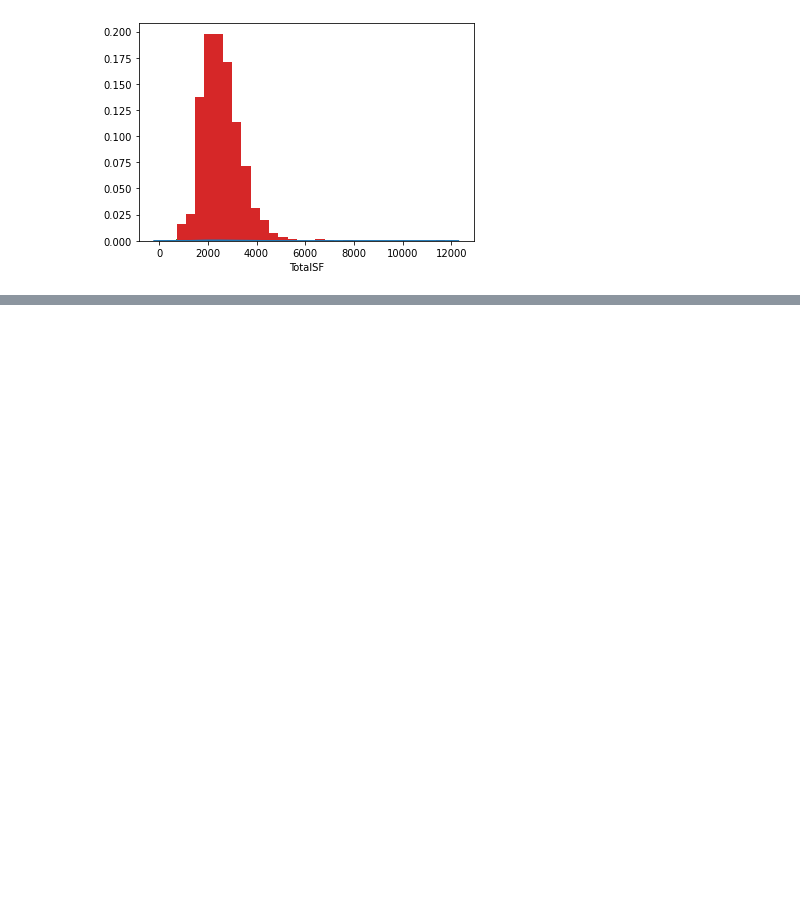
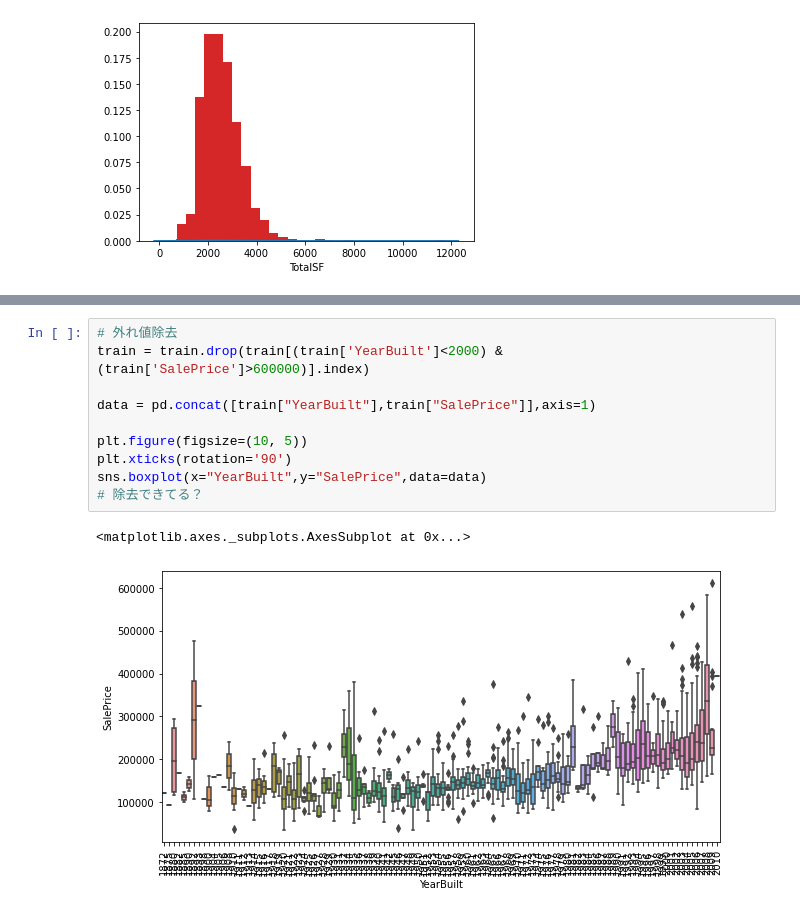
Before and after one commit to Tom-Lennox/Kaggle, a Jupyter notebook: HousePrices_c01.ipynb, the cells around one changed output, grey strips where cells are left out. Saved outputs shown, nothing was run; the diff lists cells and outputs as text; blank space fills up the shorter version.

```diff
--- a/HousePrices_c01.ipynb
+++ b/HousePrices_c01.ipynb
@@ -198,0 +194,13 @@ plt.hist(l, weights=weights, bins = 30)
+# %%
+# 外れ値除去
+train = train.drop(train[(train['YearBuilt']<2000) & (train['SalePrice']>600000)].index)
+
+data = pd.concat([train["YearBuilt"],train["SalePrice"]],axis=1)
+
+plt.figure(figsize=(10, 5))
+plt.xticks(rotation='90')
+sns.boxplot(x="YearBuilt",y="SalePrice",data=data)
+# 除去できてる？
+# %% [output]
+<matplotlib.axes._subplots.AxesSubplot at 0x...>
+[figure, added]
```
Also changed, not shown: parts of 4 cells of this notebook.
